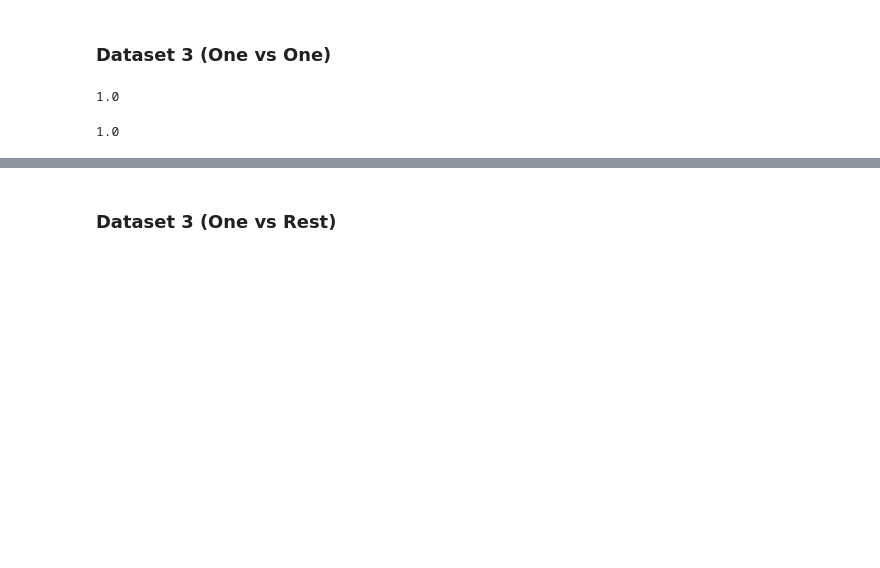
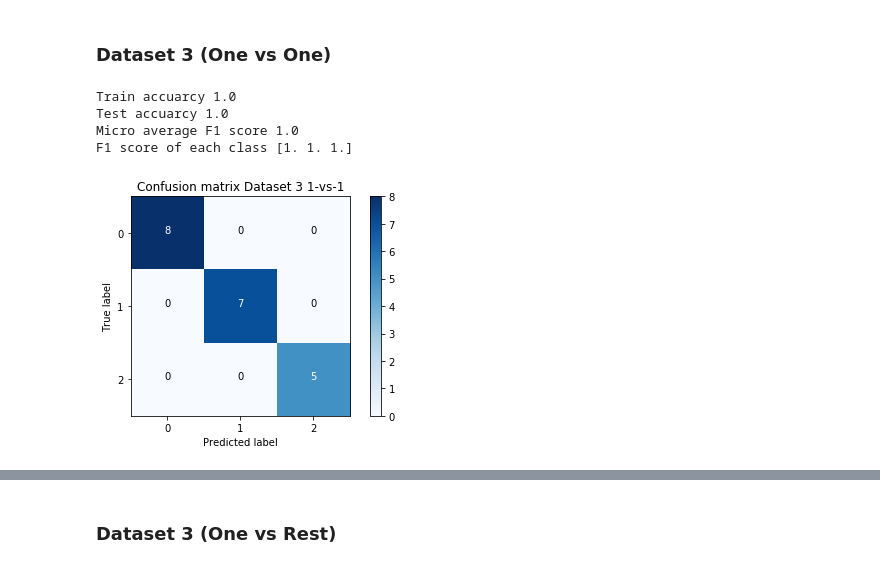
Before and after one commit to Hitkul/ML_course_IIITD, a Jupyter notebook: Assignment 2/Assignment_2.ipynb, the cells around one changed output, grey strips where cells are left out. Saved outputs shown, nothing was run; the diff lists cells and outputs as text; code cells hidden in the pictures; blank space fills up the shorter version.

Commit message:
F1 score for each dataset done

```diff
--- a/Assignment 2/Assignment_2.ipynb
+++ b/Assignment 2/Assignment_2.ipynb
@@ -346,9 +356,18 @@ X,Y = get_dataset(3)
 # %%
 X_train, X_test, Y_train, Y_test = train_test_split(X, Y, test_size=0.2, random_state=42)
 # %%
-pred = one_vs_one(X_train,Y_train,X_test,linear_kernel)
+pred_test= one_vs_one(X_train,Y_train,X_test,linear_kernel)
+pred_train= one_vs_one(X_train,Y_train,X_train,linear_kernel)
-# %%
-accuracy_score(Y_test,pred)
-# %% [output]
-1.0
+# %%
+print(f"Train accuarcy {accuracy_score(Y_train,pred_train)}")
+print(f"Test accuarcy {accuracy_score(Y_test,pred_test)}")
+print(f"Micro average F1 score {f1_score(Y_test,pred_test,average='micro')}")
+print(f"F1 score of each class {f1_score(Y_test,pred_test,average=None)}")
+plot_confusion_matrix(create_confusion_matrix(Y_test,pred_test),title="Confusion matrix Dataset 3 1-vs-1")
+# %% [output]
+Train accuarcy 1.0
+Test accuarcy 1.0
+Micro average F1 score 1.0
+F1 score of each class [1. 1. 1.]
+[figure, added]
 # %%
@@ -356,4 +375,0 @@ pred = one_vs_one(X_train,Y_train,X_test,closure_function_rbf())
-# %%
-accuracy_score(Y_test,pred)
-# %% [output]
-1.0
```
Also changed, not shown: parts of 21 cells of this notebook.
